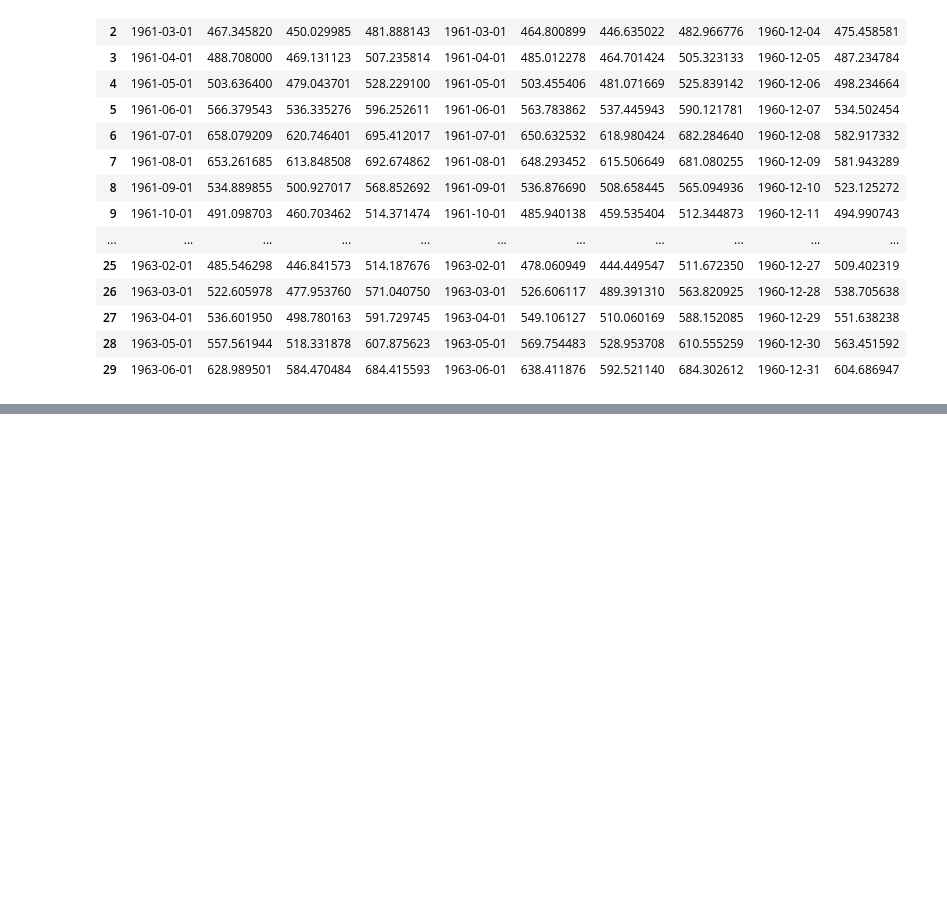
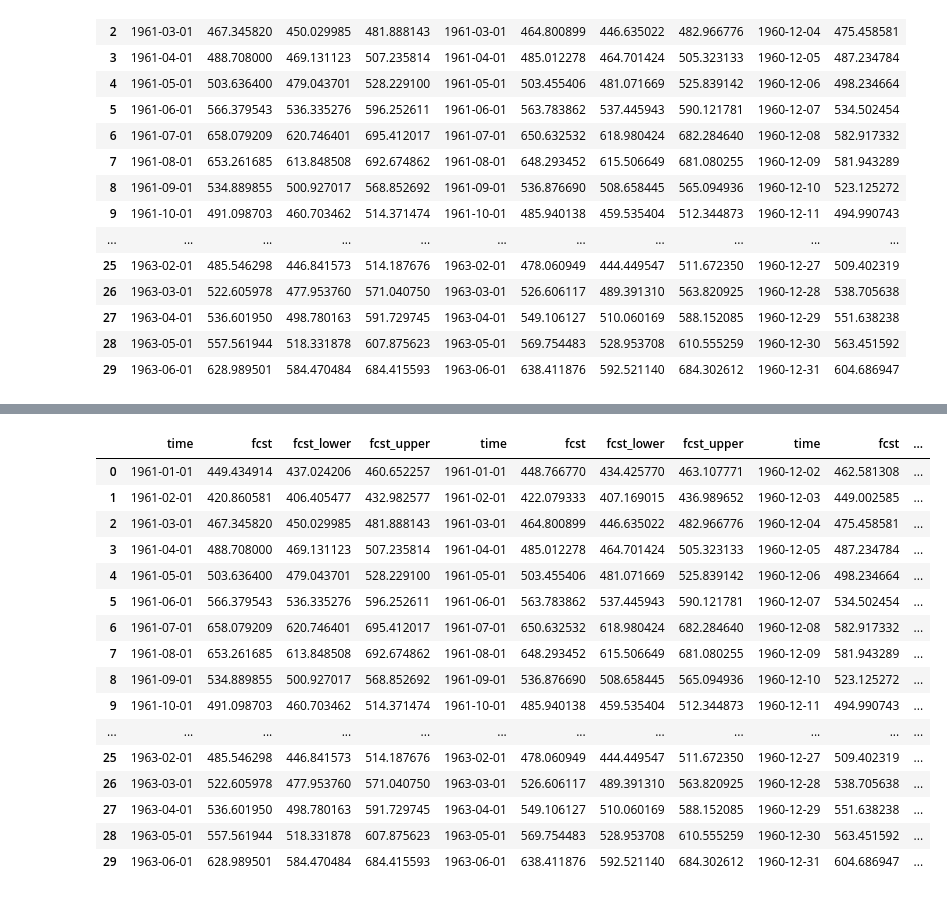
Before and after one commit to critobfer/Kats, a Jupyter notebook: tutorials/example_ensemble.ipynb, the cells around one changed output, grey strips where cells are left out. Drawn from its saved outputs; the diff is of its cells as text; code cells hidden in the pictures; blank space fills up the shorter version.

```diff
--- a/tutorials/example_ensemble.ipynb
+++ b/tutorials/example_ensemble.ipynb
@@ -246,3 +246,12 @@ pred_dt
 | 27 | 1963-04-01 | 536.601950 | 498.780163 | 591.729745 | 1963-04-01 | 549.106127 | 510.060169 | 588.152085 | 1960-12-29 | 551.638238 |
 | 28 | 1963-05-01 | 557.561944 | 518.331878 | 607.875623 | 1963-05-01 | 569.754483 | 528.953708 | 610.555259 | 1960-12-30 | 563.451592 |
 | 29 | 1963-06-01 | 628.989501 | 584.470484 | 684.415593 | 1963-06-01 | 638.411876 | 592.521140 | 684.302612 | 1960-12-31 | 604.686947 |
+# %%
+from kats.models.ensemble.bates_granger_ensemble import BatesGrangerEnsemble
+
+m = BatesGrangerEnsemble(data = air_passengers_ts,
+                        params = model_params)
+
+m.fit()
+
+p = m.predict(steps=30)
@@ -248,0 +280,21 @@ pred_dt
+# %%
+pred_dt = pd.concat([pred_dt, p], axis=1)
+pred_dt
+# %% [output]
+|  | time | fcst | fcst_lower | fcst_upper | time | fcst | fcst_lower | fcst_upper | time | fcst | ... |
+| 0 | 1961-01-01 | 449.434914 | 437.024206 | 460.652257 | 1961-01-01 | 448.766770 | 434.425770 | 463.107771 | 1960-12-02 | 462.581308 | ... |
+| 1 | 1961-02-01 | 420.860581 | 406.405477 | 432.982577 | 1961-02-01 | 422.079333 | 407.169015 | 436.989652 | 1960-12-03 | 449.002585 | ... |
+| 2 | 1961-03-01 | 467.345820 | 450.029985 | 481.888143 | 1961-03-01 | 464.800899 | 446.635022 | 482.966776 | 1960-12-04 | 475.458581 | ... |
+| 3 | 1961-04-01 | 488.708000 | 469.131123 | 507.235814 | 1961-04-01 | 485.012278 | 464.701424 | 505.323133 | 1960-12-05 | 487.234784 | ... |
+| 4 | 1961-05-01 | 503.636400 | 479.043701 | 528.229100 | 1961-05-01 | 503.455406 | 481.071669 | 525.839142 | 1960-12-06 | 498.234664 | ... |
+| 5 | 1961-06-01 | 566.379543 | 536.335276 | 596.252611 | 1961-06-01 | 563.783862 | 537.445943 | 590.121781 | 1960-12-07 | 534.502454 | ... |
+| 6 | 1961-07-01 | 658.079209 | 620.746401 | 695.412017 | 1961-07-01 | 650.632532 | 618.980424 | 682.284640 | 1960-12-08 | 582.917332 | ... |
+| 7 | 1961-08-01 | 653.261685 | 613.848508 | 692.674862 | 1961-08-01 | 648.293452 | 615.506649 | 681.080255 | 1960-12-09 | 581.943289 | ... |
+| 8 | 1961-09-01 | 534.889855 | 500.927017 | 568.852692 | 1961-09-01 | 536.876690 | 508.658445 | 565.094936 | 1960-12-10 | 523.125272 | ... |
+| 9 | 1961-10-01 | 491.098703 | 460.703462 | 514.371474 | 1961-10-01 | 485.940138 | 459.535404 | 512.344873 | 1960-12-11 | 494.990743 | ... |
+| ... | ... | ... | ... | ... | ... | ... | ... | ... | ... | ... | ... |
+| 25 | 1963-02-01 | 485.546298 | 446.841573 | 514.187676 | 1963-02-01 | 478.060949 | 444.449547 | 511.672350 | 1960-12-27 | 509.402319 | ... |
+| 26 | 1963-03-01 | 522.605978 | 477.953760 | 571.040750 | 1963-03-01 | 526.606117 | 489.391310 | 563.820925 | 1960-12-28 | 538.705638 | ... |
+| 27 | 1963-04-01 | 536.601950 | 498.780163 | 591.729745 | 1963-04-01 | 549.106127 | 510.060169 | 588.152085 | 1960-12-29 | 551.638238 | ... |
+| 28 | 1963-05-01 | 557.561944 | 518.331878 | 607.875623 | 1963-05-01 | 569.754483 | 528.953708 | 610.555259 | 1960-12-30 | 563.451592 | ... |
+| 29 | 1963-06-01 | 628.989501 | 584.470484 | 684.415593 | 1963-06-01 | 638.411876 | 592.521140 | 684.302612 | 1960-12-31 | 604.686947 | ... |
```
Also changed, not shown: parts of 2 cells of this notebook, 1 other file.
